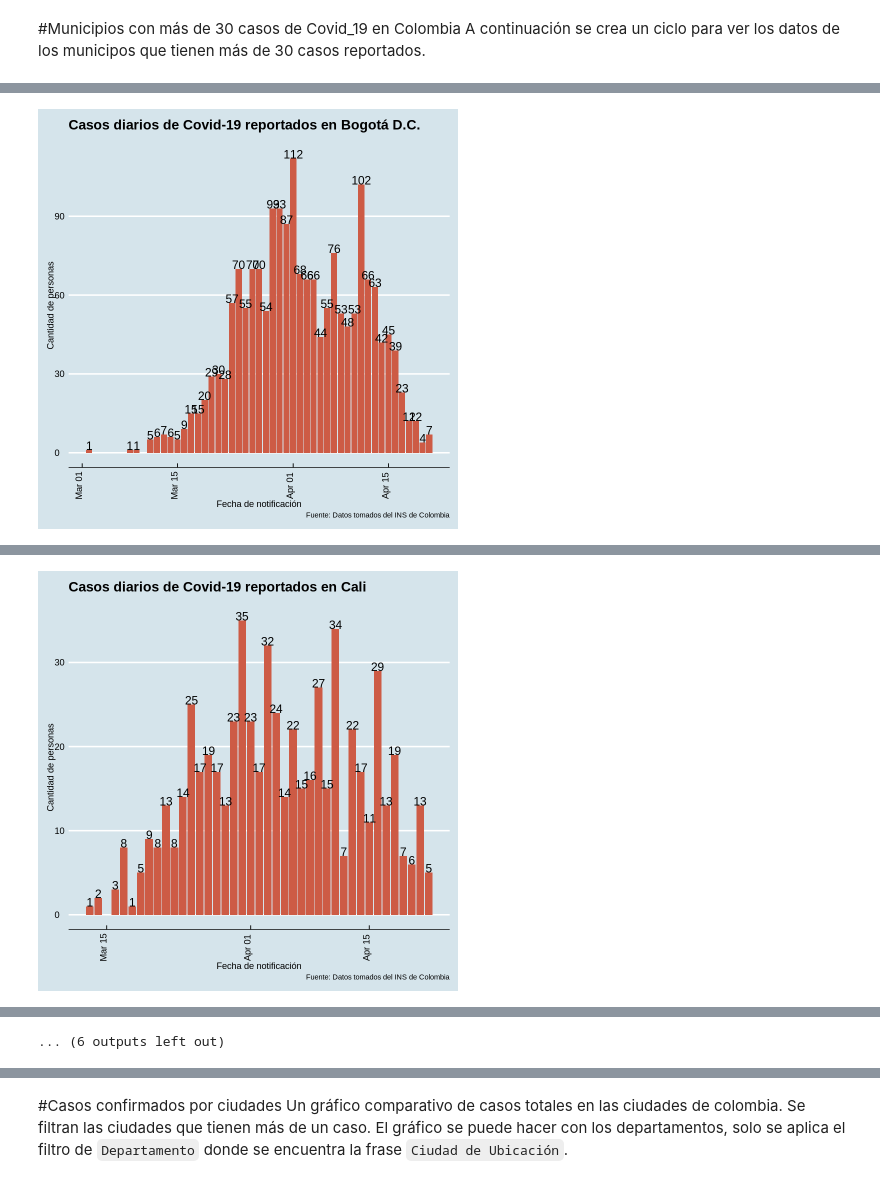
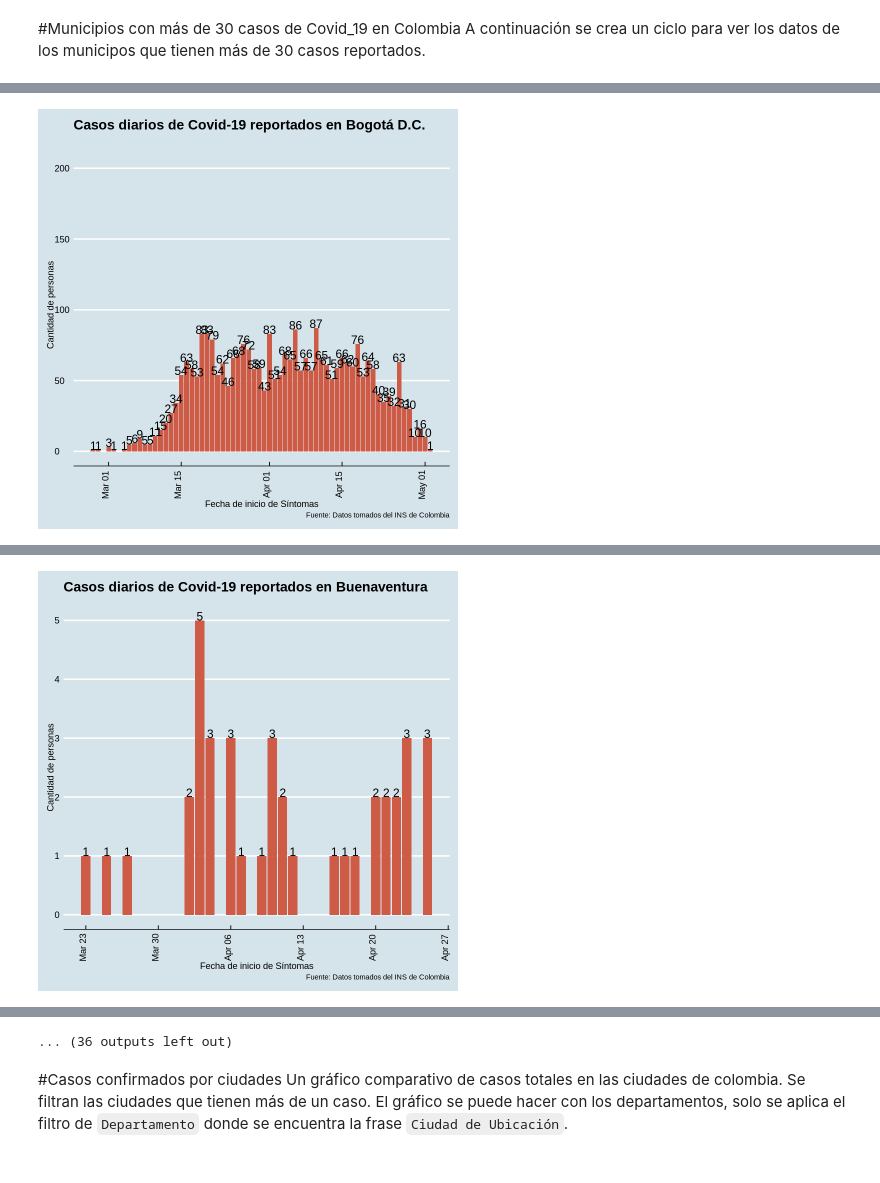
Before and after one commit to guberney/Covid_Colombia, a Jupyter notebook: CovidColombia.ipynb, the cells around one changed output, grey strips where cells are left out. Cells and saved outputs as stored; diff of their text form; code cells hidden in the pictures.

```diff
--- a/CovidColombia.ipynb
+++ b/CovidColombia.ipynb
@@ -53,6 +53,7 @@ covidCol$Edad<-as.numeric(covidCol$Edad)
 covidCol<-covidCol%>%mutate(`Fecha de notificación`=as.Date(as.POSIXct(covidCol$`Fecha de notificación`)))
 covidCol<-covidCol%>%mutate(`Fecha diagnostico`=as.Date(as.POSIXct(covidCol$`Fecha diagnostico`)))
 covidCol<-covidCol%>%mutate(`FIS`=ymd_hms(covidCol$`FIS`))%>%mutate(`FIS`=as.Date(as.POSIXct(`FIS`)))
+covidCol<-covidCol%>%mutate(`fecha reporte web`=ymd_hms(covidCol$`fecha reporte web`))%>%mutate(`fecha reporte web`=as.Date(as.POSIXct(`fecha reporte web`)))
 #covidCol<-covidCol%>%mutate(`Fecha de muerte`=dmy(covidCol$`Fecha de muerte`))
 #covidCol<-covidCol%>%mutate(`Fecha recuperado`=dmy(covidCol$`Fecha recuperado`))
 covidCol<-covidCol%>% mutate(EdadClases = cut(Edad, breaks = c(0,9,19,29,39,49,59,69,79,104),
@@ -94,13 +95,13 @@ for(mun in municipio){
   title <- paste("Casos acumulados de Covid-19 reportados en\n",mun)
 
  CasosCol<- covidCol%>% filter(`Ciudad de ubicación`==mun)%>%
-          group_by(`Fecha de notificación`) %>%
+          group_by(`FIS`) %>%
           summarise (n = n())%>%
           mutate(Acumulados = cumsum(n))%>%
- ggplot (aes(x = `Fecha de notificación`, y =  Acumulados)) + #Par ver el gráfico reportes diarios, cambiar `Acumulados` por n
+ ggplot (aes(x = `FIS`, y =  Acumulados)) + #Par ver el gráfico reportes diarios, cambiar `Acumulados` por n
   geom_bar(stat = "identity", fill= "steelblue" )+ #Pueden cambiar el color del gráfico por ejemplo "skyblue", "red"... entre otros.
   labs(title = title, subtitle = " ", #las etiquetas del gráfico.
-       x = "Fecha de notificación", y = "Cantidad de personas reportadas con Covid-19", caption = "Fuente: Datos tomados del INS de Colombia")+
+       x = "Fecha de Inicio de Síntomas", y = "Cantidad de personas reportadas con Covid-19", caption = "Fuente: Datos tomados del INS de Colombia")+
   geom_text(aes(label = `Acumulados`), vjust = 0, color="black", size=3.0, #ajustar el texto del gráfico, si van a cambiar a diarios, recuerden cambiar n por `Acumulados`
             position = position_dodge(width=0.9))+
   theme_economist_white()+ #tema del gráfico, formato preestablecido
@@ -160,13 +185,13 @@ for(mun in municipio){
   title <- paste("Casos diarios de Covid-19 reportados en",mun)
 
   graficoCasos <- covidCol%>% filter(`Ciudad de ubicación`==mun)%>%
-          group_by(`Fecha de notificación`) %>%
+          group_by(`FIS`) %>%
           summarise (n=n())%>%
           mutate(Acumulados = cumsum(n))%>%
-  ggplot (aes(x = `Fecha de notificación`, y = n)) +  #se puede cambiar par ver un gráfico Acumulados.
+  ggplot (aes(x = `FIS`, y = n)) +  #se puede cambiar par ver un gráfico Acumulados.
   geom_bar(stat = "identity", fill= "coral3" )+
   labs(title = title, subtitle = " ", #Recuerda cambiar el título según la ciudad que quieras ver.
-       x = "Fecha de notificación", y = "Cantidad de personas", caption = "Fuente: Datos tomados del INS de Colombia")+
+       x = "Fecha de inicio de Síntomas", y = "Cantidad de personas", caption = "Fuente: Datos tomados del INS de Colombia")+
   geom_text(aes(label = n ), vjust = 0, color="black", size=5.0,
             position = position_dodge(width=0.9))+
   theme_economist()+
@@ -181 +222 @@ for(mun in municipio){
-[figure, old version]
+[figure, new version]
@@ -182 +227 @@ for(mun in municipio){
-[figure, old version]
+[figure, new version]
@@ -190 +232,0 @@ for(mun in municipio){
-... (6 outputs left out)
@@ -191,3 +237,4 @@ for(mun in municipio){
+... (36 outputs left out)
 # %% [markdown]
 #Casos confirmados por ciudades
 Un gráfico comparativo de casos totales en las ciudades de colombia. Se filtran las ciudades que tienen más de un caso. El gráfico se puede hacer con los departamentos, solo se aplica el filtro de `Departamento` donde se encuentra la frase `Ciudad de Ubicación`.
```
Also changed, not shown: parts of 14 cells of this notebook.
